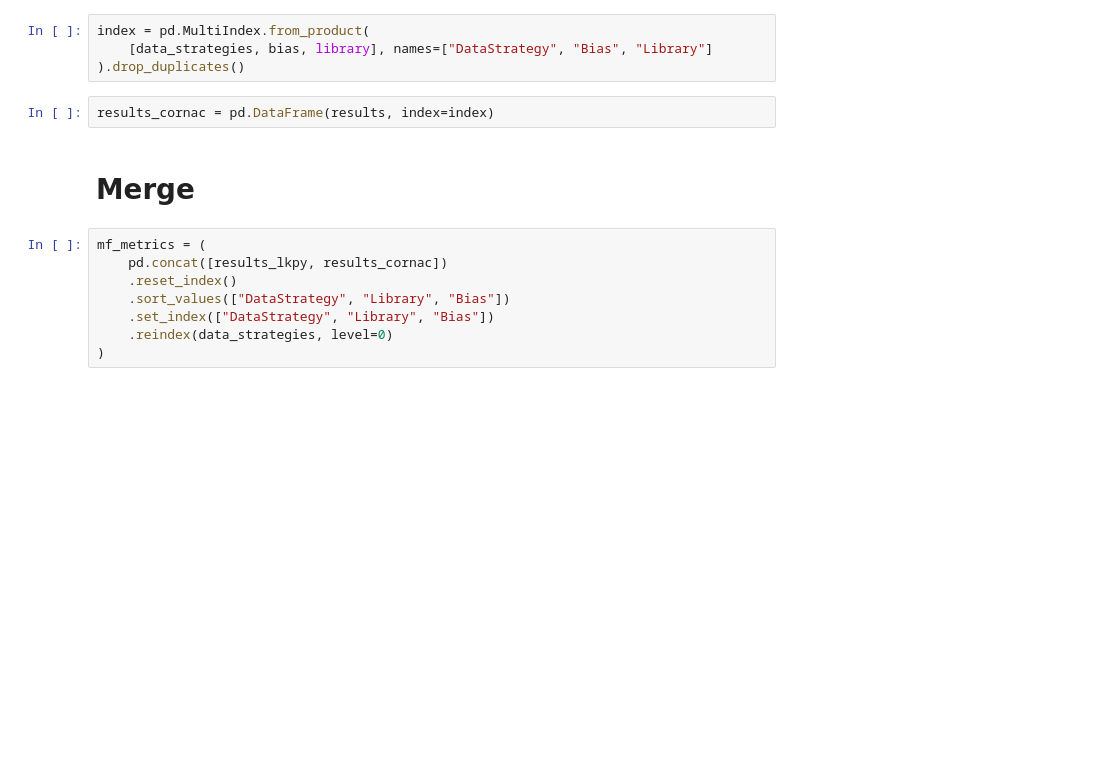
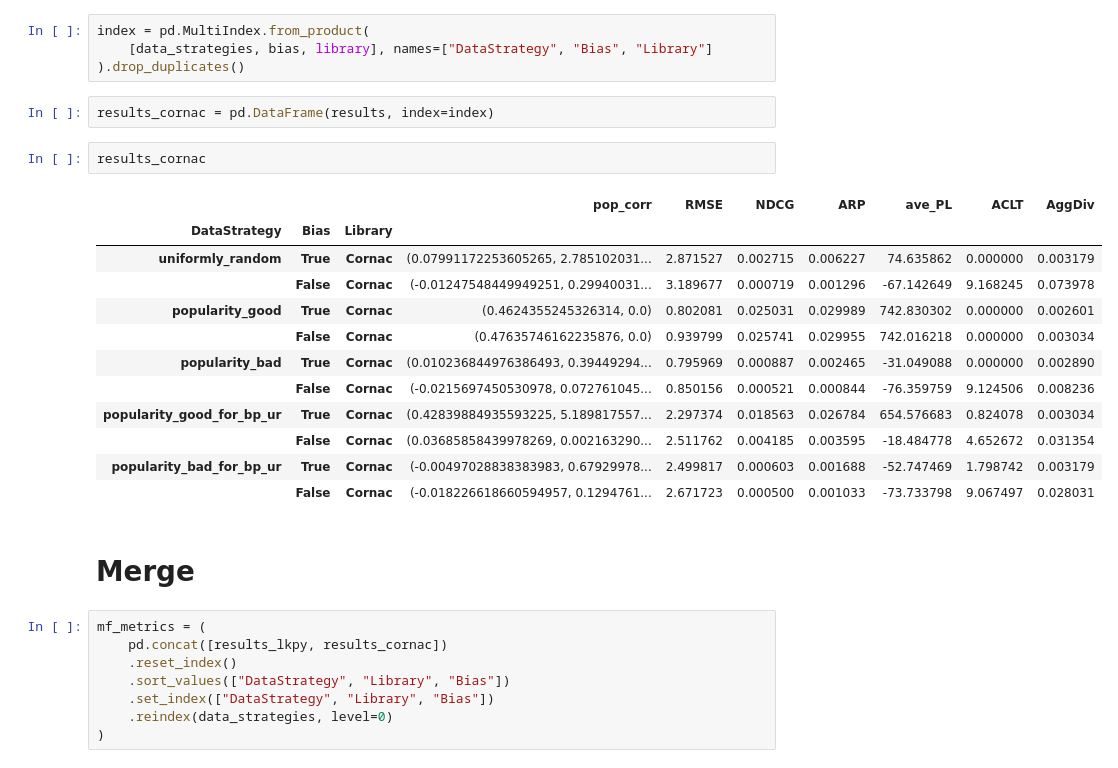
Before and after one commit to SavvinaDaniil/DiagnosingBiasRecSys, a Jupyter notebook: AnalyzeResultsMFSyntheticData.ipynb, the cells around one changed output. Drawn from its saved outputs; the diff is of its cells as text; blank space fills up the shorter version.

```diff
--- a/AnalyzeResultsMFSyntheticData.ipynb
+++ b/AnalyzeResultsMFSyntheticData.ipynb
@@ -91,6 +106,21 @@ index = pd.MultiIndex.from_product(
 ).drop_duplicates()
 # %%
 results_cornac = pd.DataFrame(results, index=index)
+# %%
+results_cornac
+# %% [output]
+|  |  |  | pop_corr | RMSE | NDCG | ARP | ave_PL | ACLT | AggDiv |
+| DataStrategy | Bias | Library |  |  |  |  |  |  |  |
+| uniformly_random | True | Cornac | (0.07991172253605265, 2.785102031... | 2.871527 | 0.002715 | 0.006227 | 74.635862 | 0.000000 | 0.003179 |
+|  | False | Cornac | (-0.01247548449949251, 0.29940031... | 3.189677 | 0.000719 | 0.001296 | -67.142649 | 9.168245 | 0.073978 |
+| popularity_good | True | Cornac | (0.4624355245326314, 0.0) | 0.802081 | 0.025031 | 0.029989 | 742.830302 | 0.000000 | 0.002601 |
+|  | False | Cornac | (0.47635746162235876, 0.0) | 0.939799 | 0.025741 | 0.029955 | 742.016218 | 0.000000 | 0.003034 |
+| popularity_bad | True | Cornac | (0.010236844976386493, 0.39449294... | 0.795969 | 0.000887 | 0.002465 | -31.049088 | 0.000000 | 0.002890 |
+|  | False | Cornac | (-0.0215697450530978, 0.072761045... | 0.850156 | 0.000521 | 0.000844 | -76.359759 | 9.124506 | 0.008236 |
+| popularity_good_for_bp_ur | True | Cornac | (0.42839884935593225, 5.189817557... | 2.297374 | 0.018563 | 0.026784 | 654.576683 | 0.824078 | 0.003034 |
+|  | False | Cornac | (0.03685858439978269, 0.002163290... | 2.511762 | 0.004185 | 0.003595 | -18.484778 | 4.652672 | 0.031354 |
+| popularity_bad_for_bp_ur | True | Cornac | (-0.00497028838383983, 0.67929978... | 2.499817 | 0.000603 | 0.001688 | -52.747469 | 1.798742 | 0.003179 |
+|  | False | Cornac | (-0.018226618660594957, 0.1294761... | 2.671723 | 0.000500 | 0.001033 | -73.733798 | 9.067497 | 0.028031 |
 # %% [markdown]
 # Merge
 # %%
```
Also changed, not shown: parts of 4 cells of this notebook, 49 other files.
